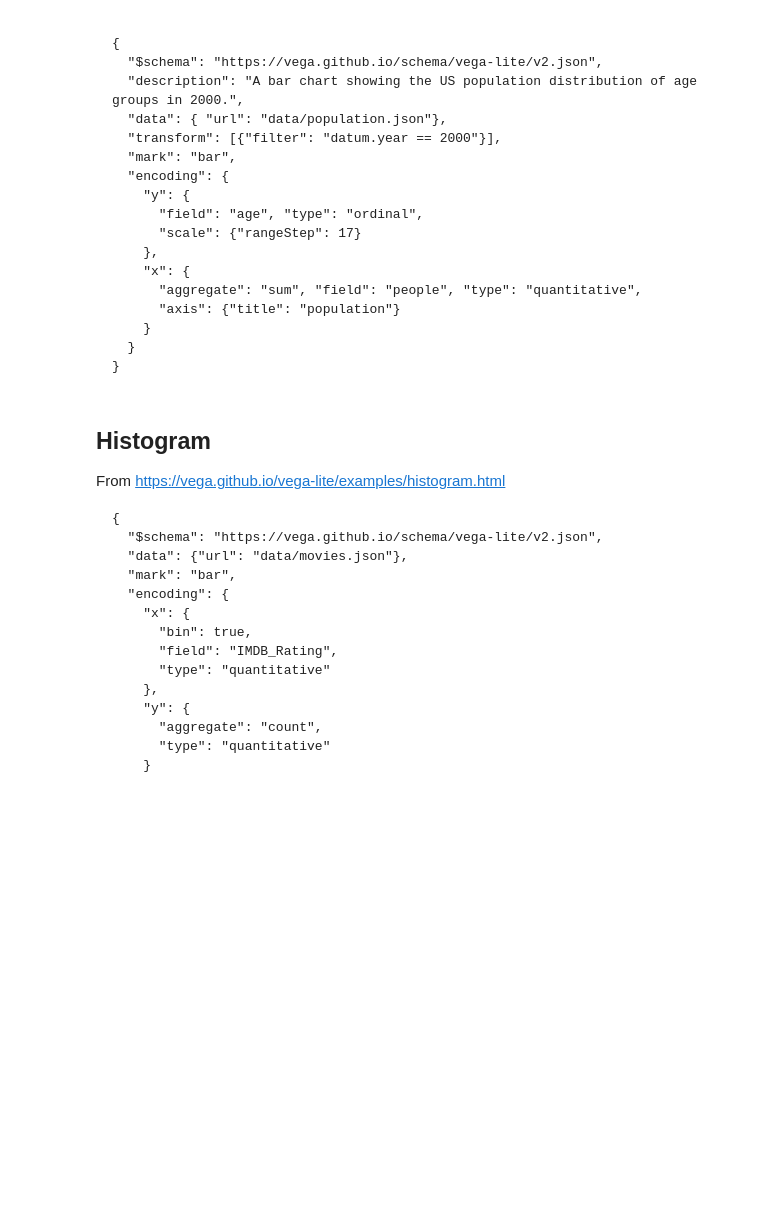
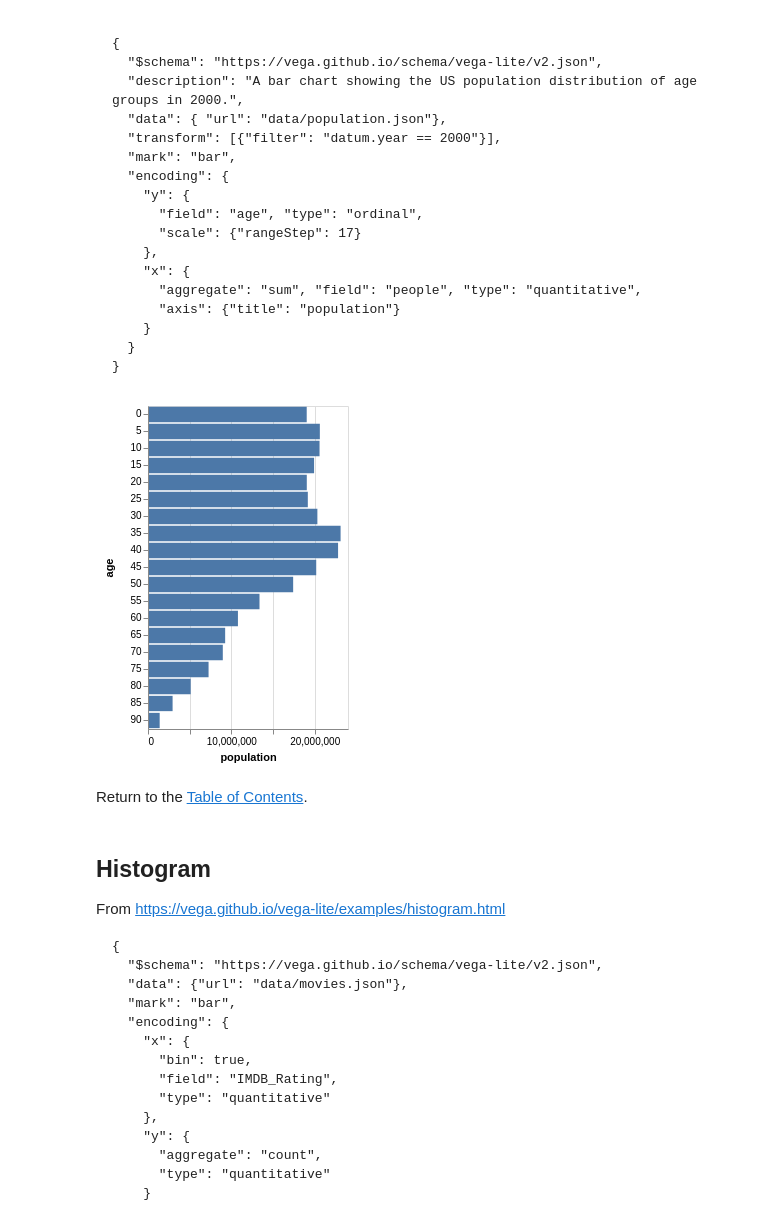
Before and after one commit to DougBurke/hvega, a Jupyter notebook: notebooks/VegaLiteGallery.ipynb, the cells around one changed output. Drawn from its saved outputs; the diff is of its cells as text; code cells hidden in the pictures; blank space fills up the shorter version.

```diff
--- a/notebooks/VegaLiteGallery.ipynb
+++ b/notebooks/VegaLiteGallery.ipynb
@@ -151,27 +301,31 @@ From https://vega.github.io/vega-lite/examples/bar_aggregate.html
 # %%
 barAggregate =
     let desc = "A bar chart showing the US population distribution of age groups in 2000."
 
-        -- I am having trouble with accessing local data files since this requires
-        -- the fs JavaScript module. So I am punting and just accessing the
-        -- data files directly.
+        -- Local file access appears problematic in Jupyter notebooks but seems to
+        -- work fine in Jupyter Lab sessions. For the moment I use URLs but may
+        -- switch to local files in these examples.
         --
         -- dvals = dataFromUrl "data/population.json" []
         --
         dvals = dataFromUrl "https://vega.github.io/vega-datasets/data/population.json" []
 
         trans = transform (filter (FExpr "datum.year == 2000") [])
         enc = encoding
                  . position Y [ PName "age", PmType Ordinal
                               , PScale [SRangeStep (Just 17)]
                               ]
                  . position X [ PName "people", PmType Quantitative
                               , PAggregate Sum
                               , PAxis [AxTitle "population"]
                               ]
     in toVegaLite [description desc, dvals, trans, mark Bar [], enc []]
 
-barAggregate
+vlShow barAggregate
+# %% [output]
+[figure, added]
+# %% [markdown]
+Return to the [Table of Contents](#Table-of-Contents).
 # %% [markdown]
 ## Histogram
 
```
Also changed, not shown: parts of 177 cells of this notebook, 1 other file.
